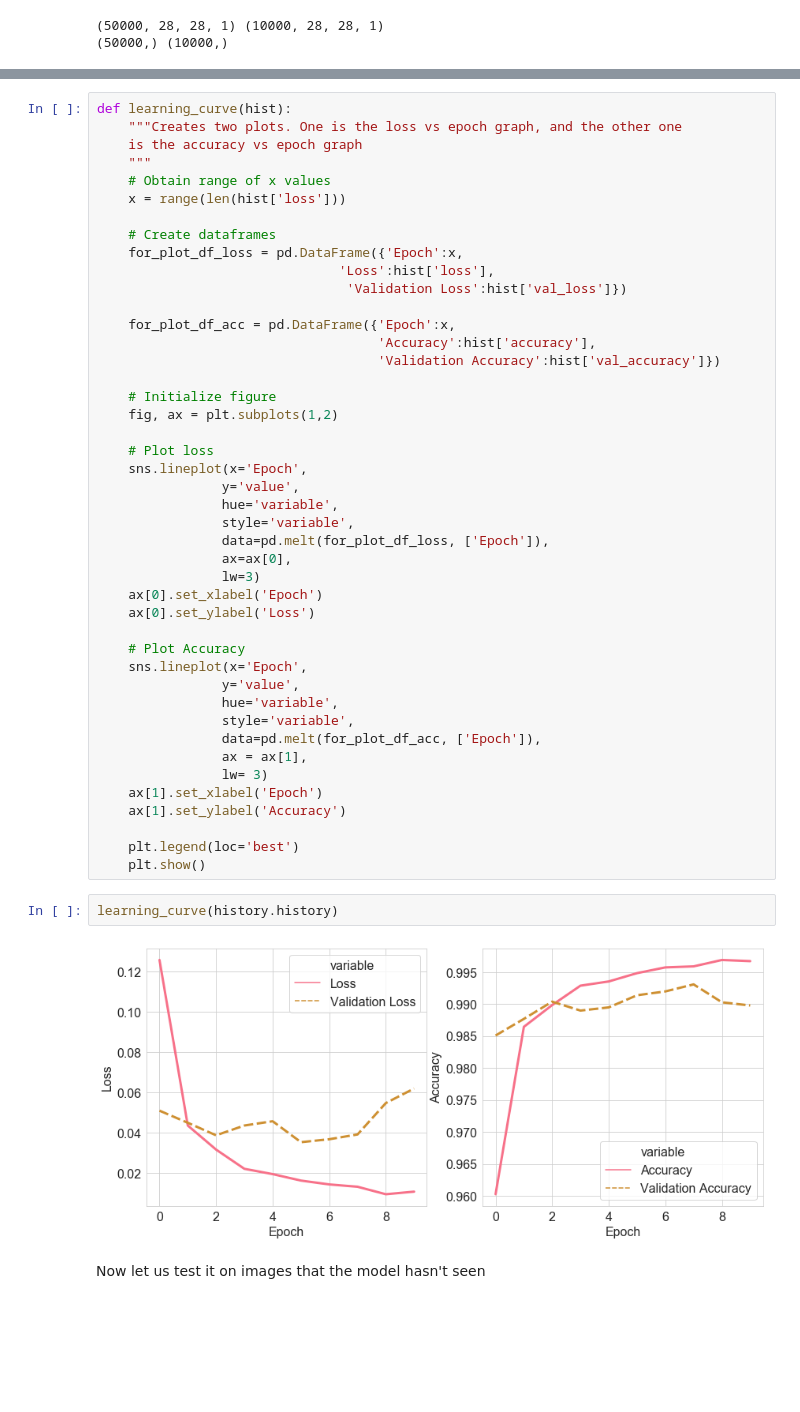
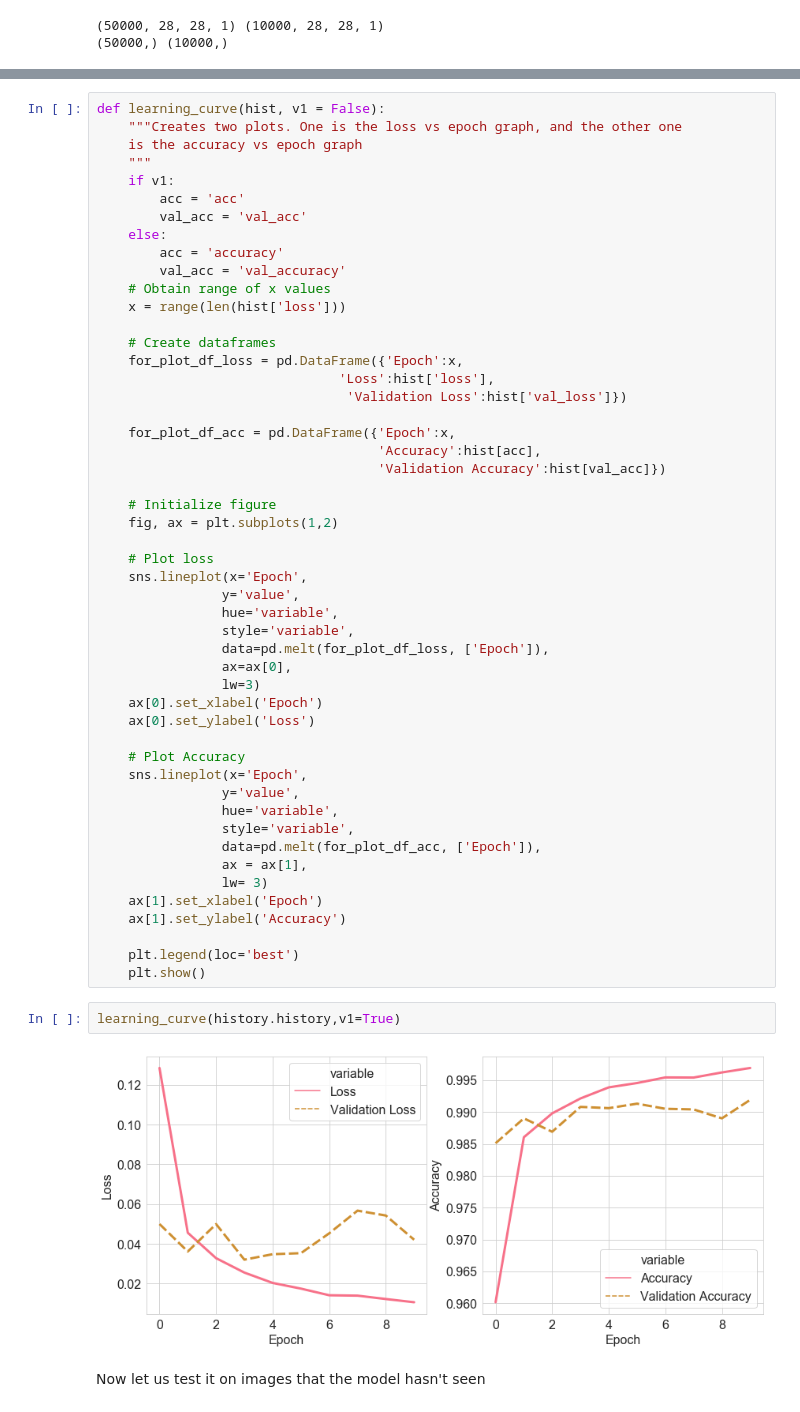
Before and after one commit to celsovillano/ANN, a Jupyter notebook: Sample Codes/CNN.ipynb, the cells around one changed output, grey strips where cells are left out. Drawn from its saved outputs; the diff is of its cells as text; blank space fills up the shorter version.

```diff
--- a/Sample Codes/CNN.ipynb
+++ b/Sample Codes/CNN.ipynb
@@ -212,8 +218,14 @@ Epoch 10/10
 # %%
-def learning_curve(hist):
+def learning_curve(hist, v1 = False):
     """Creates two plots. One is the loss vs epoch graph, and the other one
     is the accuracy vs epoch graph
     """
+    if v1:
+        acc = 'acc'
+        val_acc = 'val_acc'
+    else:
+        acc = 'accuracy'
+        val_acc = 'val_accuracy'
     # Obtain range of x values
     x = range(len(hist['loss']))
 
@@ -223,8 +235,8 @@ def learning_curve(hist):
                                 'Validation Loss':hist['val_loss']})
 
     for_plot_df_acc = pd.DataFrame({'Epoch':x,
-                                    'Accuracy':hist['accuracy'],
-                                    'Validation Accuracy':hist['val_accuracy']})
+                                    'Accuracy':hist[acc],
+                                    'Validation Accuracy':hist[val_acc]})
 
     # Initialize figure
     fig, ax = plt.subplots(1,2)
@@ -254,9 +266,9 @@ def learning_curve(hist):
     plt.legend(loc='best')
     plt.show()
 # %%
-learning_curve(history.history)
+learning_curve(history.history,v1=True)
 # %% [output]
-[figure, old version]
+[figure, new version]
 # %% [markdown]
 Now let us test it on images that the model hasn't seen
 # %%
```
Also changed, not shown: parts of 6 cells of this notebook.
